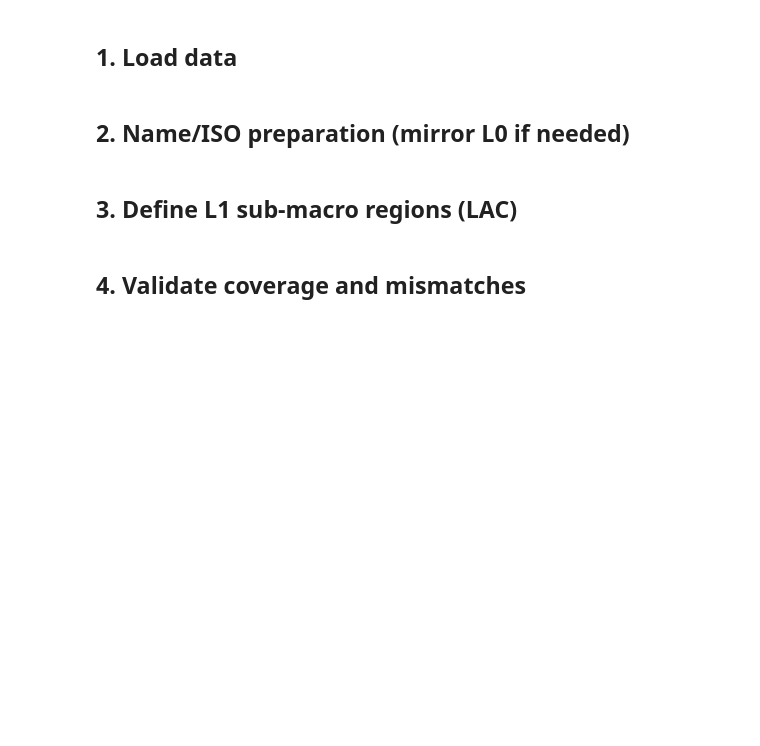
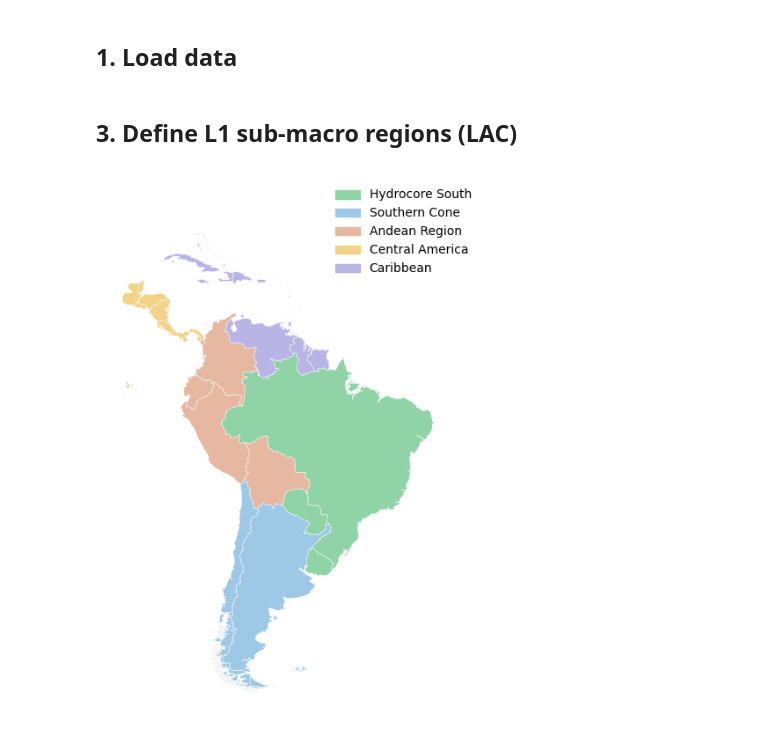
Before and after one commit to H2RES-model/H2RES-World, a Jupyter notebook: Notebooks/L1_SubMacroRegions.ipynb, the cells around one changed output. Cells and saved outputs as stored; diff of their text form; code cells hidden in the pictures; blank space fills up the shorter version.

Commit message:
Add L1 LAC subregions notebook and map

```diff
--- a/Notebooks/L1_SubMacroRegions.ipynb
+++ b/Notebooks/L1_SubMacroRegions.ipynb
@@ -13,5 +13,3 @@ base_dir = Path.cwd().parents[0]
 data_dir = base_dir / "Data" / "World Bank Official Boundaries - Admin 0_all_layers"
 shp_path = data_dir / "WB_GAD_ADM0_complete_H2RES.shp"
 gdf = gpd.read_file(shp_path)
-# %% [markdown]
-## 2. Name/ISO preparation (mirror L0 if needed)
@@ -21,7 +16,18 @@ gdf = gpd.read_file(shp_path)
 # %% [markdown]
 ## 3. Define L1 sub-macro regions (LAC)
 # %%
-# SOUTH AMERICA / CARIBBEAN (must use these names)
+from pathlib import Path
+import geopandas as gpd
+import matplotlib.pyplot as plt
+import matplotlib.patches as mpatches
+
+# --- DATA ---
+base_dir = Path.cwd().parents[0]
+data_dir = base_dir / "Data" / "World Bank Official Boundaries - Admin 0_all_layers"
+shp_path = data_dir / "WB_GAD_ADM0_complete.shp"
+gdf = gpd.read_file(shp_path)
+
+# --- LISTS ---
 SOUTH_AMERICA = [
     'Anguilla (U.K.)','Aruba (Neth.)','Antigua and Barbuda','Argentina',
     'Barbados','Belize','Bermuda (U.K.)','Bonaire, Sint Eustatius and Saba (Neth.)',
@@ -31,39 +37,74 @@ SOUTH_AMERICA = [
     'Guyana','Haiti','Honduras','Jamaica','Nicaragua','Panama',
     'Paraguay','Peru','Republica Bolivariana de Venezuela','Saint Kitts and Nevis',
     'Saint Lucia','Saint Vincent and the Grenadines','Suriname','The Bahamas',
     'Trinidad and Tobago','Uruguay','Falkland Islands','Montserrat (U.K.)',
-    'Puerto Rico (U.S.)','Saint-Barthelemy','Saint-Martin (Fr.)',
+    'Puerto Rico (U.S.)','Saint-Barthelemy (Fr.)','Saint-Martin (Fr.)',
     'Sint Maarten (Neth.)','Turks and Caicos Islands (U.K.)','United States Virgin Islands (U.S.)',
     'French Guyana','Guadalupe (Fr.)','Martinique (Fr.)'
 ]
 
-# LAC subregions (aligned to SOUTH_AMERICA names)
 LAC_REGIONS = {
-    'Hydrocore_South': [
+    'Hydrocore South': [
         'Brazil','Uruguay','Paraguay'
     ],
-    'Southern_Cone': [
+    'Southern Cone': [
         'Argentina','Chile','Falkland Islands'
     ],
-    'Andean_Region': [
+    'Andean Region': [
         'Colombia','Peru','Ecuador','Bolivia'
     ],
-    'Central_America': [
+    'Central America': [
         'Belize','Guatemala','Honduras','El Salvador',
         'Nicaragua','Costa Rica','Panama'
     ],
     'Caribbean': [
         'Cuba','Haiti','Dominican Republic','Jamaica','Trinidad and Tobago',
         'The Bahamas','Barbados','Grenada','Dominica',
         'Antigua and Barbuda','Saint Kitts and Nevis','Saint Lucia',
         'Saint Vincent and the Grenadines',
         'Anguilla (U.K.)','Aruba (Neth.)','Bermuda (U.K.)','British Virgin Islands (U.K.)',
         'Cayman Islands (U.K.)','Curacao (Neth.)','Montserrat (U.K.)','Puerto Rico (U.S.)',
-        'Saint-Barthelemy','Saint-Martin (Fr.)','Sint Maarten (Neth.)',
+        'Saint-Barthelemy (Fr.)','Saint-Martin (Fr.)','Sint Maarten (Neth.)',
         'Turks and Caicos Islands (U.K.)','United States Virgin Islands (U.S.)',
         'Republica Bolivariana de Venezuela','Suriname','Guyana','French Guyana',
         'Guadalupe (Fr.)','Martinique (Fr.)','Bonaire, Sint Eustatius and Saba (Neth.)'
     ]
 }
+
+colors = {
+    "Hydrocore South": "#8FD3A6",
+    "Southern Cone": "#9EC9E6",
+    "Andean Region": "#E6B8A2",
+    "Central America": "#F2D388",
+    "Caribbean": "#B8B5E6"
+}
+
+# --- ASSIGN SUBREGIONS ---
+lac_gdf = gdf[gdf["NAM_0"].isin(SOUTH_AMERICA)].copy()
+lac_gdf["LAC_Region"] = None
+for region, countries in LAC_REGIONS.items():
+    lac_gdf.loc[lac_gdf["NAM_0"].isin(countries), "LAC_Region"] = region
+
+# --- LIGHTWEIGHT MAP ---
+lac_plot = lac_gdf.copy()
+lac_plot["geometry"] = lac_plot["geometry"].simplify(0.05, preserve_topology=True)
+
+out_dir = base_dir / "Maps" / "Layer1"
+out_dir.mkdir(parents=True, exist_ok=True)
+out_path = out_dir / "L1_LAC.pdf"
+
+fig, ax = plt.subplots(1, 1, figsize=(10, 8))
+lac_plot.plot(
+    ax=ax,
+    color=lac_plot["LAC_Region"].map(colors),
+    linewidth=0.3,
+    edgecolor="white"
+)
+
+legend_handles = [mpatches.Patch(color=colors[k], label=k) for k in colors]
+ax.legend(handles=legend_handles, loc="upper right", frameon=False)
+ax.set_axis_off()
+
+fig.savefig(out_path, dpi=150, bbox_inches="tight")
+# %% [output]
+[figure, added]
-# %% [markdown]
-## 4. Validate coverage and mismatches
```
Also changed, not shown: parts of 4 cells of this notebook, 1 other file.
